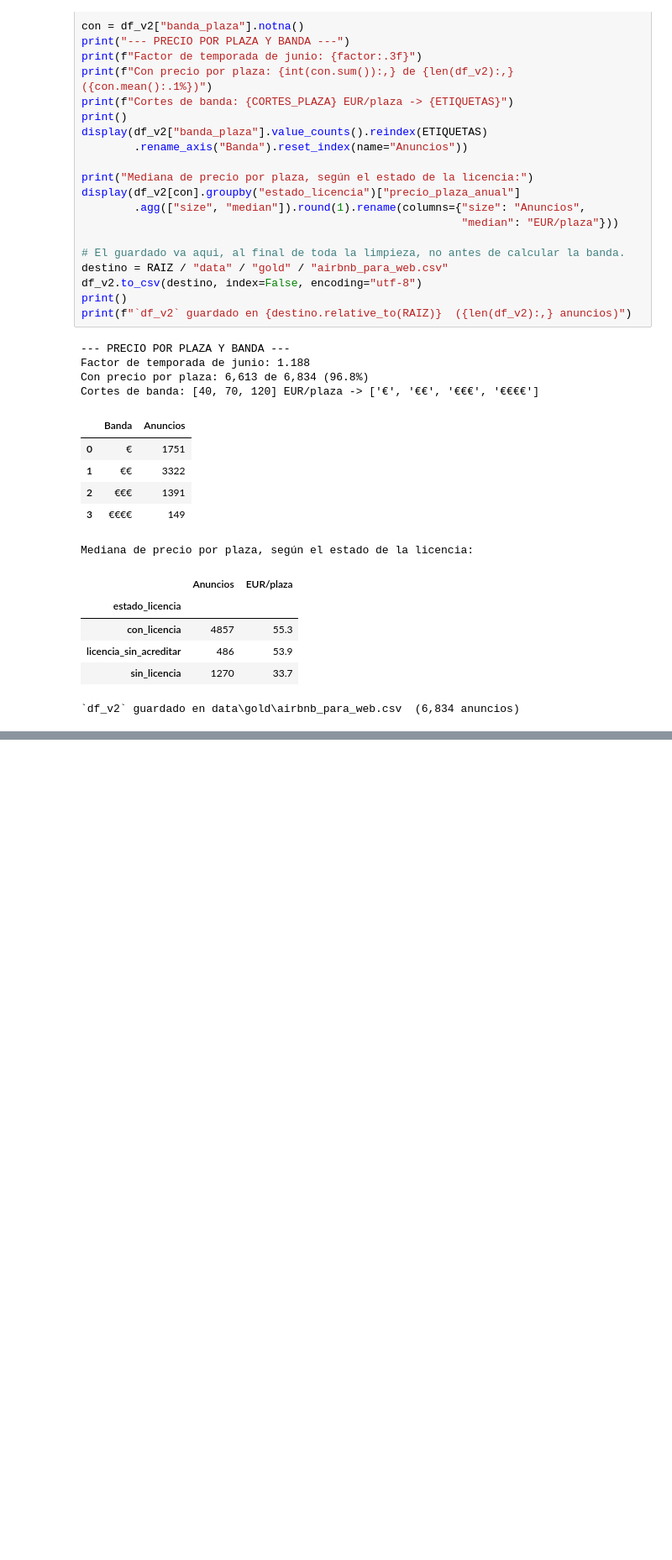
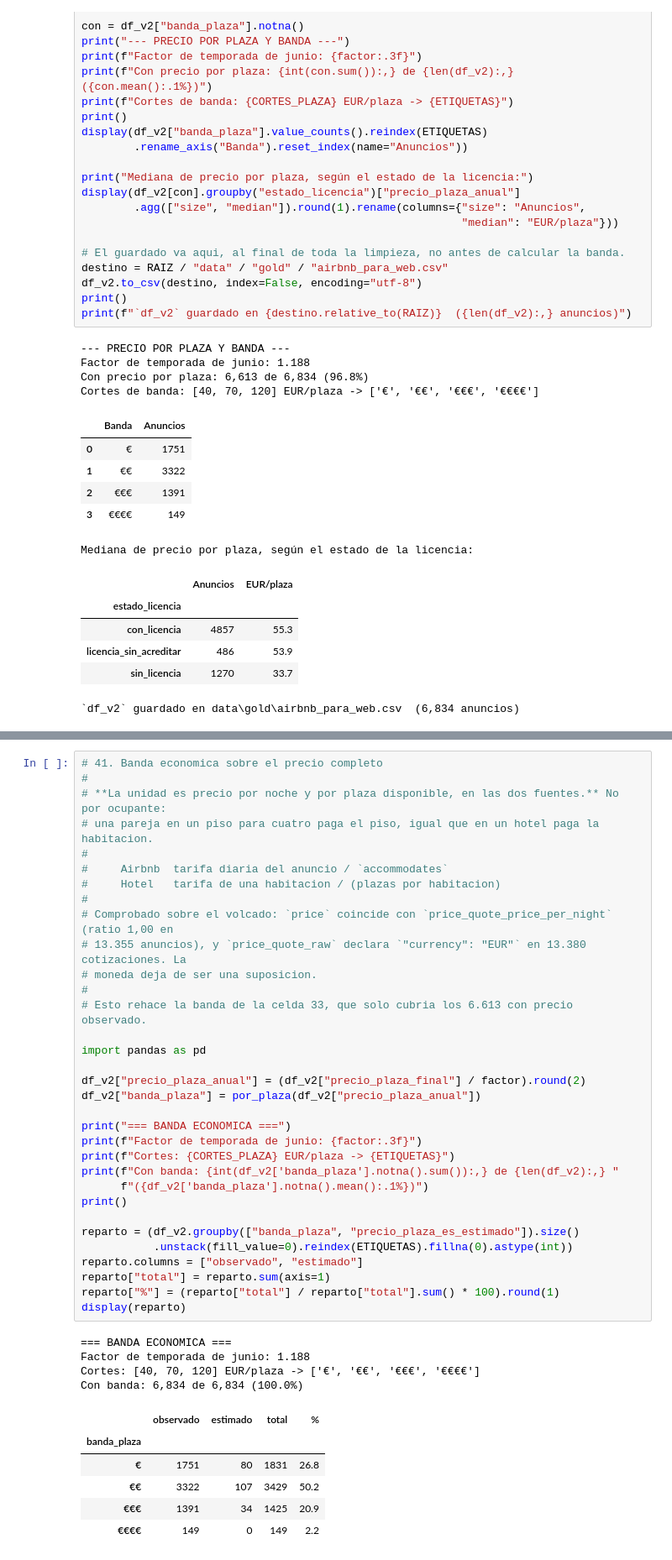
Before and after one commit to Ruthlessallen/Turismo-y-Barcelona, a Jupyter notebook: pipeline/notebooks/revisar_airbnb_v2.ipynb, the cells around one changed output, grey strips where cells are left out. Shown at 84% size. Drawn from its saved outputs; the diff is of its cells as text; blank space fills up the shorter version.

```diff
--- a/pipeline/notebooks/revisar_airbnb_v2.ipynb
+++ b/pipeline/notebooks/revisar_airbnb_v2.ipynb
@@ -2553,0 +3241,44 @@ Mediana de precio por plaza, según el estado de la licencia:
+# %%
+# 41. Banda economica sobre el precio completo
+#
+# **La unidad es precio por noche y por plaza disponible, en las dos fuentes.** No por ocupante:
+# una pareja en un piso para cuatro paga el piso, igual que en un hotel paga la habitacion.
+#
+#     Airbnb  tarifa diaria del anuncio / `accommodates`
+#     Hotel   tarifa de una habitacion / (plazas por habitacion)
+#
+# Comprobado sobre el volcado: `price` coincide con `price_quote_price_per_night` (ratio 1,00 en
+# 13.355 anuncios), y `price_quote_raw` declara `"currency": "EUR"` en 13.380 cotizaciones. La
+# moneda deja de ser una suposicion.
+#
+# Esto rehace la banda de la celda 33, que solo cubria los 6.613 con precio observado.
+
+import pandas as pd
+
+df_v2["precio_plaza_anual"] = (df_v2["precio_plaza_final"] / factor).round(2)
+df_v2["banda_plaza"] = por_plaza(df_v2["precio_plaza_anual"])
+
+print("=== BANDA ECONOMICA ===")
+print(f"Factor de temporada de junio: {factor:.3f}")
+print(f"Cortes: {CORTES_PLAZA} EUR/plaza -> {ETIQUETAS}")
+print(f"Con banda: {int(df_v2['banda_plaza'].notna().sum()):,} de {len(df_v2):,} "
+      f"({df_v2['banda_plaza'].notna().mean():.1%})")
+print()
+
+reparto = (df_v2.groupby(["banda_plaza", "precio_plaza_es_estimado"]).size()
+           .unstack(fill_value=0).reindex(ETIQUETAS).fillna(0).astype(int))
+reparto.columns = ["observado", "estimado"]
+reparto["total"] = reparto.sum(axis=1)
+reparto["%"] = (reparto["total"] / reparto["total"].sum() * 100).round(1)
+display(reparto)
+# %% [output]
+=== BANDA ECONOMICA ===
+Factor de temporada de junio: 1.188
+Cortes: [40, 70, 120] EUR/plaza -> ['€', '€€', '€€€', '€€€€']
+Con banda: 6,834 de 6,834 (100.0%)
+|  | observado | estimado | total | % |
+| banda_plaza |  |  |  |  |
+| € | 1751 | 80 | 1831 | 26.8 |
+| €€ | 3322 | 107 | 3429 | 50.2 |
+| €€€ | 1391 | 34 | 1425 | 20.9 |
+| €€€€ | 149 | 0 | 149 | 2.2 |
```
Also changed, not shown: parts of 14 cells of this notebook, 6 other files.
